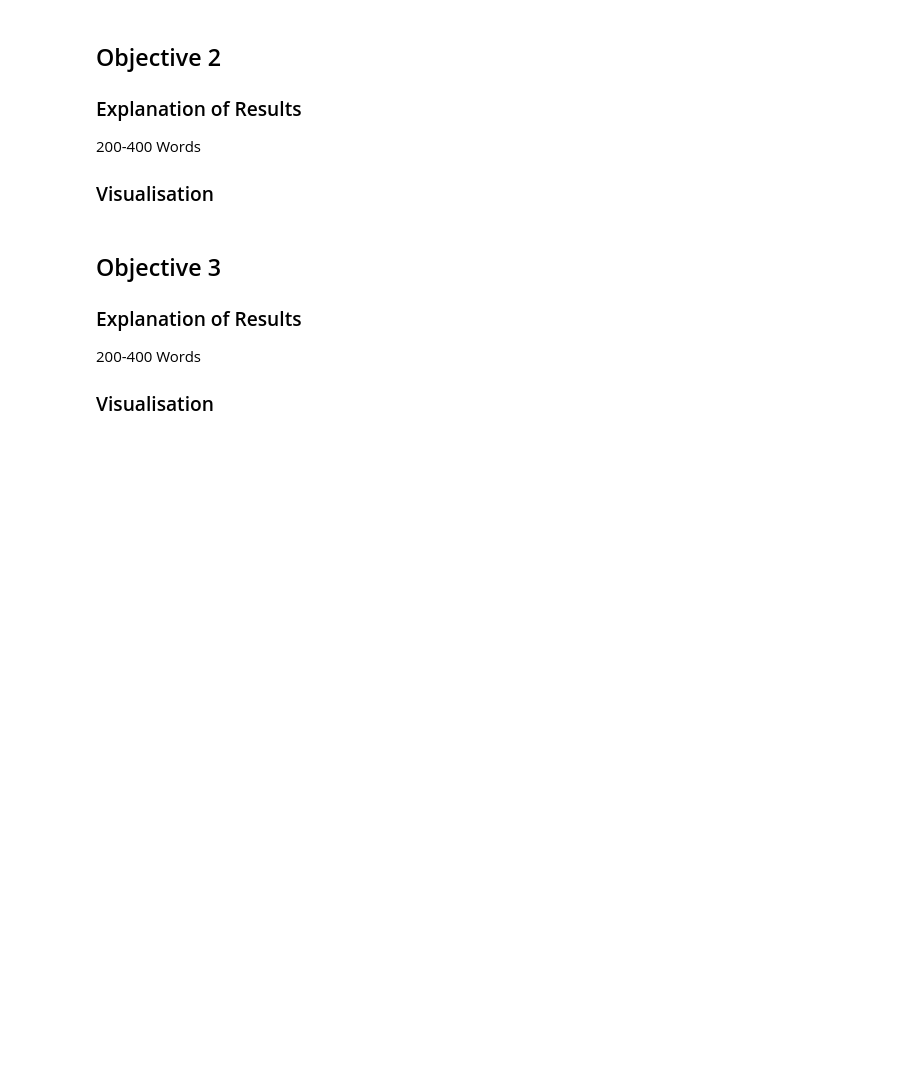
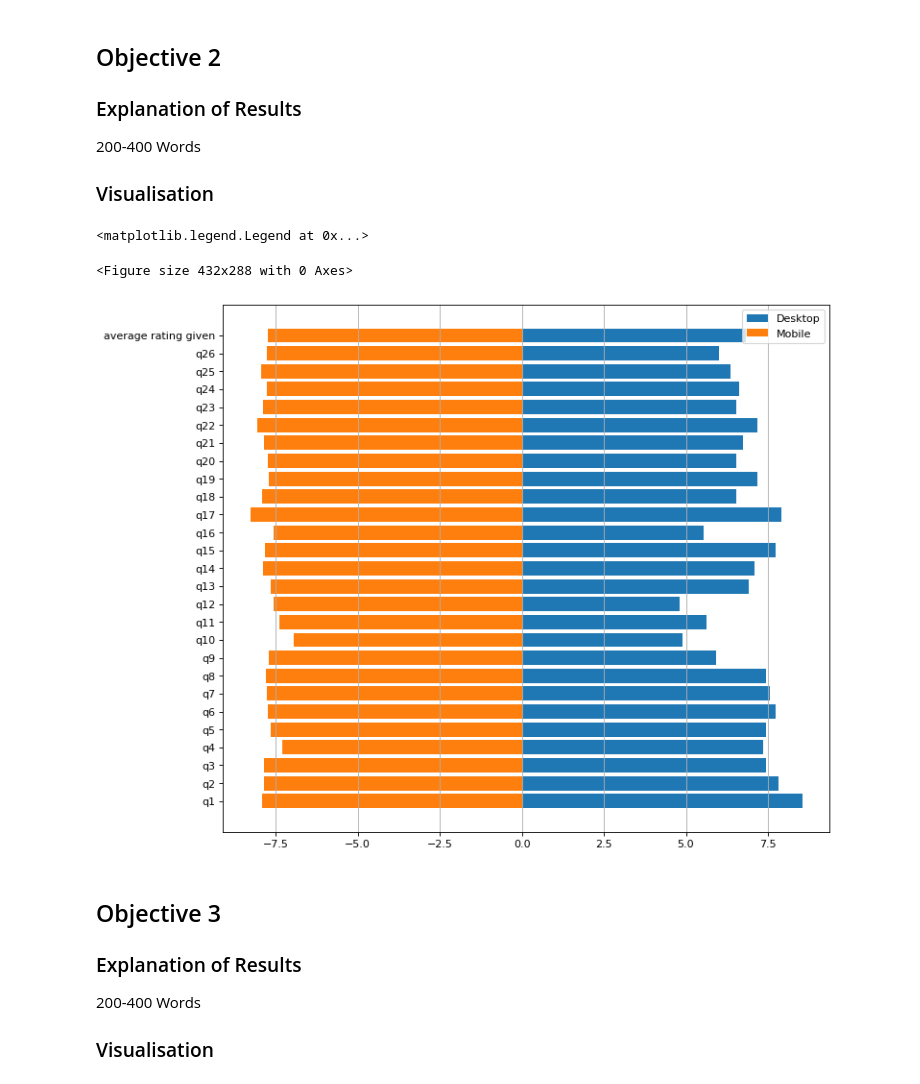
Before and after one commit to Buzzou/prog_ds, a Jupyter notebook: A3_Data_Analysis_Project.ipynb, the cells around one changed output. Drawn from its saved outputs; the diff is of its cells as text; code cells hidden in the pictures; blank space fills up the shorter version.

Commit message:
Added 'Average vs platform' section and beautified other code

```diff
--- a/A3_Data_Analysis_Project.ipynb
+++ b/A3_Data_Analysis_Project.ipynb
@@ -423,0 +431,2 @@ mean_by_platform
+# %%
+mean_by_platform.pop('age')
@@ -461,6 +475,22 @@ is dramatically illustrated._
 200-400 Words
 
 ### Visualisation
+# %%
+import matplotlib.pyplot as plt
+
+plt.tight_layout()
+plt.figure(figsize=(10.2, 9.1), dpi=80)
+
+plt.barh(y=mean_by_platform.columns,width=mean_by_platform.loc['Desktop'])
+plt.barh(y=mean_by_platform.columns,width=-mean_by_platform.loc['Mobile'])
+
+plt.grid(axis='x')
+
+plt.legend(('Desktop','Mobile'))
+# %% [output]
+<matplotlib.legend.Legend at 0x...>
+<Figure size 432x288 with 0 Axes>
+[figure, added]
 # %% [markdown]
 ## Objective 3
 ### Explanation of Results
```
Also changed, not shown: parts of 2 cells of this notebook.
